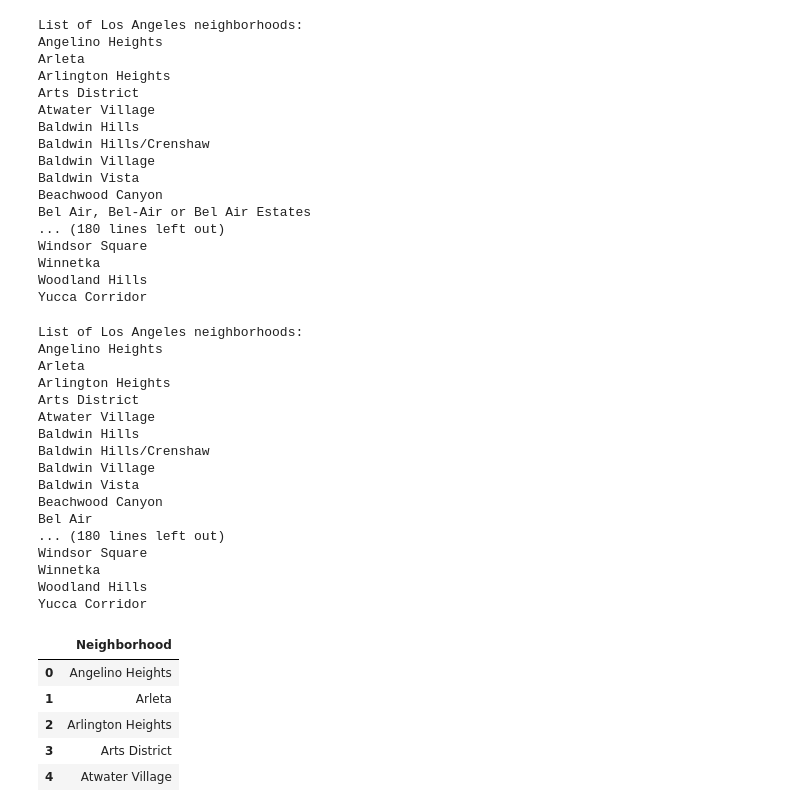
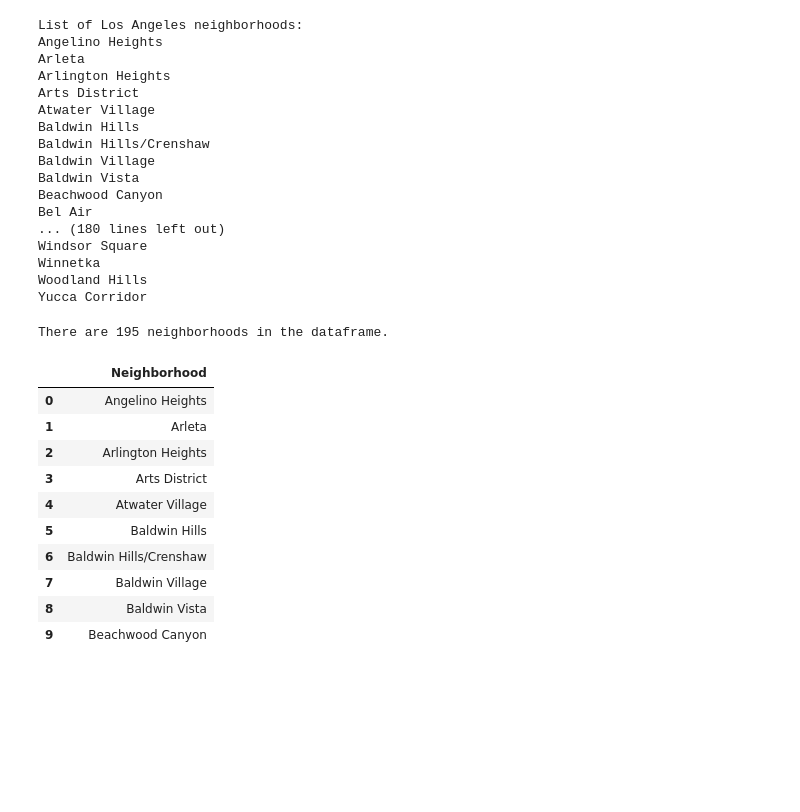
Before and after one commit to hammoud39/Machine_learning_capstone, a Jupyter notebook: Capstone Project - The Battle of Neighborhoods.ipynb, the cells around one changed output. Drawn from its saved outputs; the diff is of its cells as text; code cells hidden in the pictures; blank space fills up the shorter version.

```diff
--- a/Capstone Project - The Battle of Neighborhoods.ipynb
+++ b/Capstone Project - The Battle of Neighborhoods.ipynb
@@ -24,34 +55,3 @@ soup = BeautifulSoup(website_url,'html')
-# %%
-# print(soup.prettify())
-neighbourhoods_list = soup.findAll('ul')  # in this result set, the useful lists are the 3rd and 4th
-# Extracting neighborhoods' list
-neighborhoods = []
-
-for item in neighbourhoods_list[2].findAll('li'):
-    neighborhoods.append(item.a.renderContents().decode("utf-8"))
-
-for item in neighbourhoods_list[3].findAll('li'):
-    neighborhoods.append(item.a.renderContents().decode("utf-8"))
-
-print('List of Los Angeles neighborhoods:\n' + "\n".join(neighborhoods))
-# %% [output]
-List of Los Angeles neighborhoods:
-Angelino Heights
-Arleta
-Arlington Heights
-Arts District
-Atwater Village
-Baldwin Hills
-Baldwin Hills/Crenshaw
-Baldwin Village
-Baldwin Vista
-Beachwood Canyon
-Bel Air, Bel-Air or Bel Air Estates
-... (180 lines left out)
-Windsor Square
-Winnetka
-Woodland Hills
-Yucca Corridor
 # %%
 # Correcting specific neighborhoods names
 for n, i in enumerate(neighborhoods):
@@ -60,13 +60,9 @@ for n, i in enumerate(neighborhoods):
     if i == 'Bel Air, Bel-Air or Bel Air Estates':
         neighborhoods[n] = 'Bel Air'
 
+neighborhoods = [s.replace('-', ' ') for s in neighborhoods]
+
 print('List of Los Angeles neighborhoods:\n' + "\n".join(neighborhoods))
-
-# Forming the neighborhoods dataframe
-columns = ['Neighborhood']
-neighborhoods_df = pd.DataFrame(columns = columns)
-neighborhoods_df['Neighborhood'] = neighborhoods
-neighborhoods_df.head()
 # %% [output]
 List of Los Angeles neighborhoods:
 Angelino Heights
@@ -85,12 +81,26 @@ Windsor Square
 Winnetka
 Woodland Hills
 Yucca Corridor
-|  | Neighborhood |
-| 0 | Angelino Heights |
-| 1 | Arleta |
-| 2 | Arlington Heights |
-| 3 | Arts District |
-| 4 | Atwater Village |
+# %%
+# Forming the neighborhoods dataframe
+columns = ['Neighborhood']
+neighborhoods_df = pd.DataFrame(columns = columns)
+neighborhoods_df['Neighborhood'] = neighborhoods
+print('There are {} neighborhoods in the dataframe.'.format(neighborhoods_df.shape[0]))
+neighborhoods_df.head(10)
+# %% [output]
+There are 195 neighborhoods in the dataframe.
+|  | Neighborhood |
+| 0 | Angelino Heights |
+| 1 | Arleta |
+| 2 | Arlington Heights |
+| 3 | Arts District |
+| 4 | Atwater Village |
+| 5 | Baldwin Hills |
+| 6 | Baldwin Hills/Crenshaw |
+| 7 | Baldwin Village |
+| 8 | Baldwin Vista |
+| 9 | Beachwood Canyon |
 # %%
 # Getting the geograpical coordinates of each neighborhood
 latitudes = []
```
Also changed, not shown: parts of 13 cells of this notebook, 1 other file.
